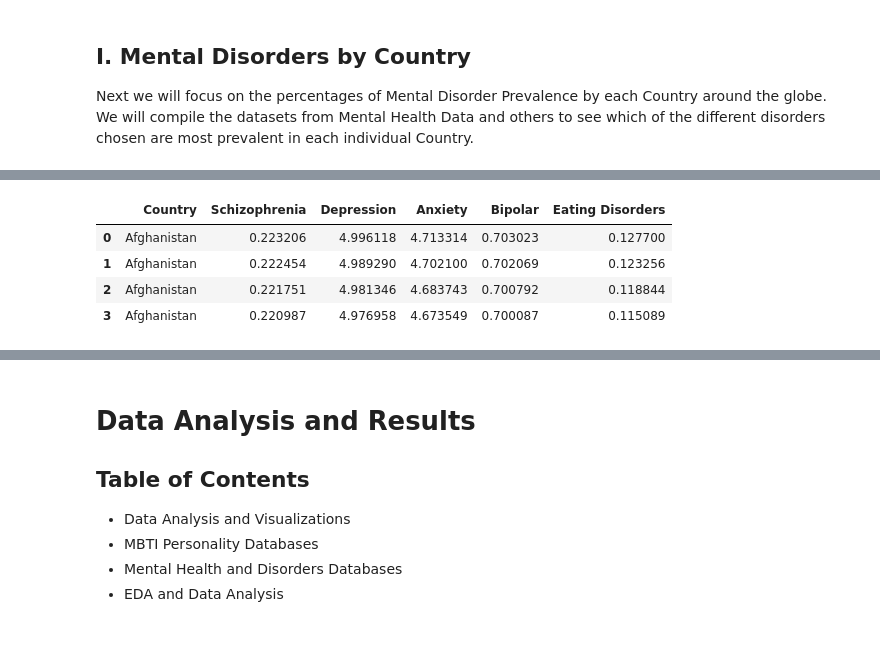
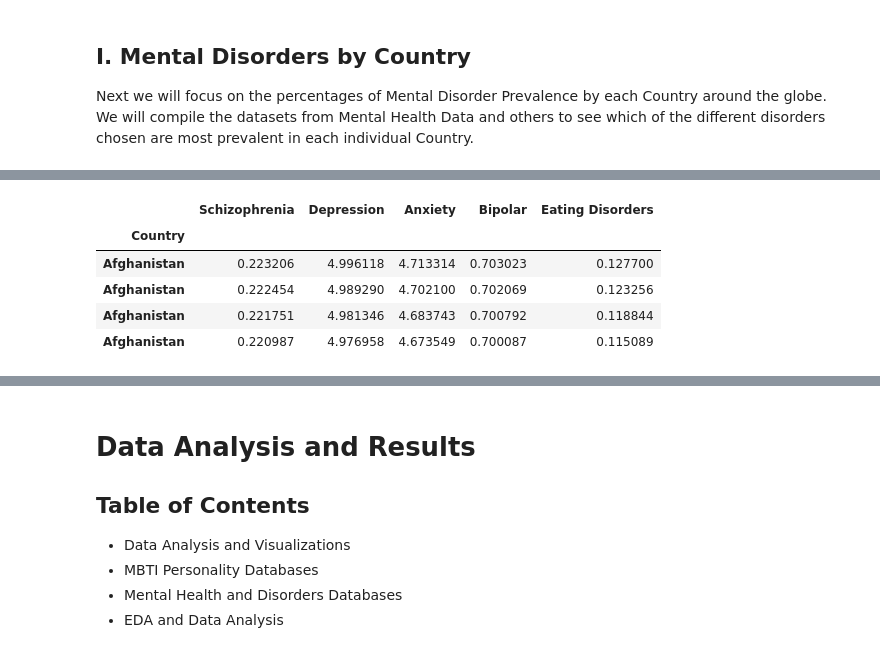
Before and after one commit to BellaIngenue/TypologyAndMentalHealth, a Jupyter notebook: SienaRivera-PersonalProject.ipynb, the cells around one changed output, grey strips where cells are left out. Drawn from its saved outputs; the diff is of its cells as text; code cells hidden in the pictures.

```diff
--- a/SienaRivera-PersonalProject.ipynb
+++ b/SienaRivera-PersonalProject.ipynb
@@ -177,11 +178,13 @@ df_mental.head(4)
 # %%
 #rename all the columns
 #df_mental.rename({0: "Country", 1: "Schizophrenia", 2: "Depression", 3: "Anxiety", 4: "Bipolar", 5: "Eating Disorders"}, axis="columns")
 df_mental.columns=["Country", "Schizophrenia", "Depression", "Anxiety", "Bipolar", "Eating Disorders"]
+df_mental.set_index("Country", inplace=True)
 df_mental.head(4)
 # %% [output]
-|  | Country | Schizophrenia | Depression | Anxiety | Bipolar | Eating Disorders |
-| 0 | Afghanistan | 0.223206 | 4.996118 | 4.713314 | 0.703023 | 0.127700 |
-| 1 | Afghanistan | 0.222454 | 4.989290 | 4.702100 | 0.702069 | 0.123256 |
-| 2 | Afghanistan | 0.221751 | 4.981346 | 4.683743 | 0.700792 | 0.118844 |
-| 3 | Afghanistan | 0.220987 | 4.976958 | 4.673549 | 0.700087 | 0.115089 |
+|  | Schizophrenia | Depression | Anxiety | Bipolar | Eating Disorders |
+| Country |  |  |  |  |  |
+| Afghanistan | 0.223206 | 4.996118 | 4.713314 | 0.703023 | 0.127700 |
+| Afghanistan | 0.222454 | 4.989290 | 4.702100 | 0.702069 | 0.123256 |
+| Afghanistan | 0.221751 | 4.981346 | 4.683743 | 0.700792 | 0.118844 |
+| Afghanistan | 0.220987 | 4.976958 | 4.673549 | 0.700087 | 0.115089 |
```
Also changed, not shown: parts of 6 cells of this notebook.
